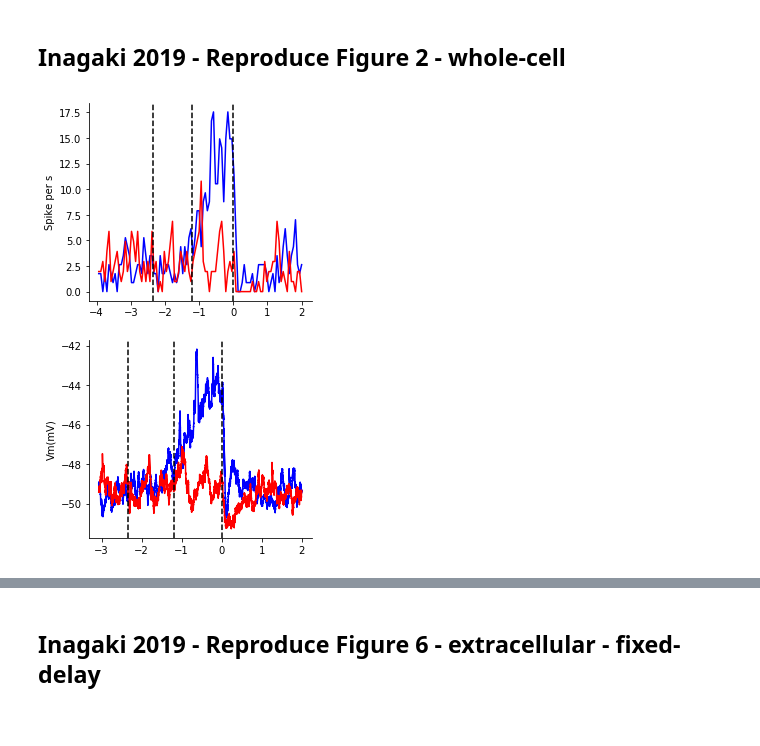
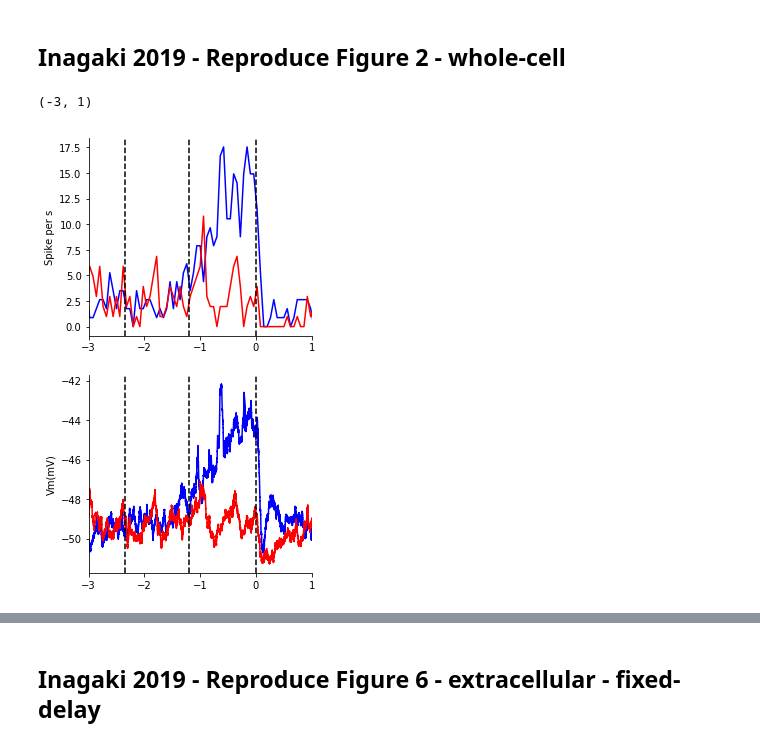
Before and after one commit to vathes/Inagaki-2018, a Jupyter notebook: notebooks/Inagaki-2018-examples.ipynb, the cells around one changed output, grey strips where cells are left out. Drawn from its saved outputs; the diff is of its cells as text; code cells hidden in the pictures.

```diff
--- a/notebooks/Inagaki-2018-examples.ipynb
+++ b/notebooks/Inagaki-2018-examples.ipynb
@@ -80,30 +80,33 @@ ipsi_trial_spikecounts, ipsi_edges = np.histogram(np.hstack(ipsi_trial_spiketime
                                                       bins=bin_counts, range=(timestamps[0], timestamps[-1]))
 ipsi_trial_spikerate = ipsi_trial_spikecounts / np.diff(ipsi_edges) / ipsi_trial_spiketimes.size
 # %%
-# Reproduce Figure 2b
+# Reproduce Figure 2c
 fig2b, axs = plt.subplots(2, 1, figsize=(4, 8))
 
 axs[0].plot(contra_edges[1:], contra_trial_spikerate, 'b')
 axs[0].plot(ipsi_edges[1:], ipsi_trial_spikerate, 'r')
 # event markers
 for e in ('sampling_start', 'delay_start', 'cue_start'):
     axs[0].axvline(x=mean_event_times[e], linestyle='--', color='k')
 axs[0].set_ylabel('Spike per s')
 # Hide the spines
 axs[0].spines['right'].set_visible(False)
 axs[0].spines['top'].set_visible(False)
+axs[0].set_xlim((-3, 1));
 
 axs[1].plot(timestamps, np.vstack(contra_trial_mp_wo_spike).mean(axis=0), 'b')
 axs[1].plot(timestamps, np.vstack(ipsi_trial_mp_wo_spike).mean(axis=0), 'r')
 # event markers
 for e in ('sampling_start', 'delay_start', 'cue_start'):
     axs[1].axvline(x=mean_event_times[e], linestyle='--', color='k')
 axs[1].set_ylabel('Vm(mV)')
 # Hide the spines
 axs[1].spines['right'].set_visible(False)
 axs[1].spines['top'].set_visible(False)
+axs[1].set_xlim((-3, 1));
 # %% [output]
+(-3, 1)
-[figure, old version]
+[figure, new version]
 # %%
 # Single trial - correct lick right trials (contra-trial) #2 ~ 7
 contra_trial_lick_right  = (behavior.TrialSegmentedLickTrace & cell_96 & seg_param_key &
```
Also changed, not shown: parts of 2 cells of this notebook, 10 other files.
